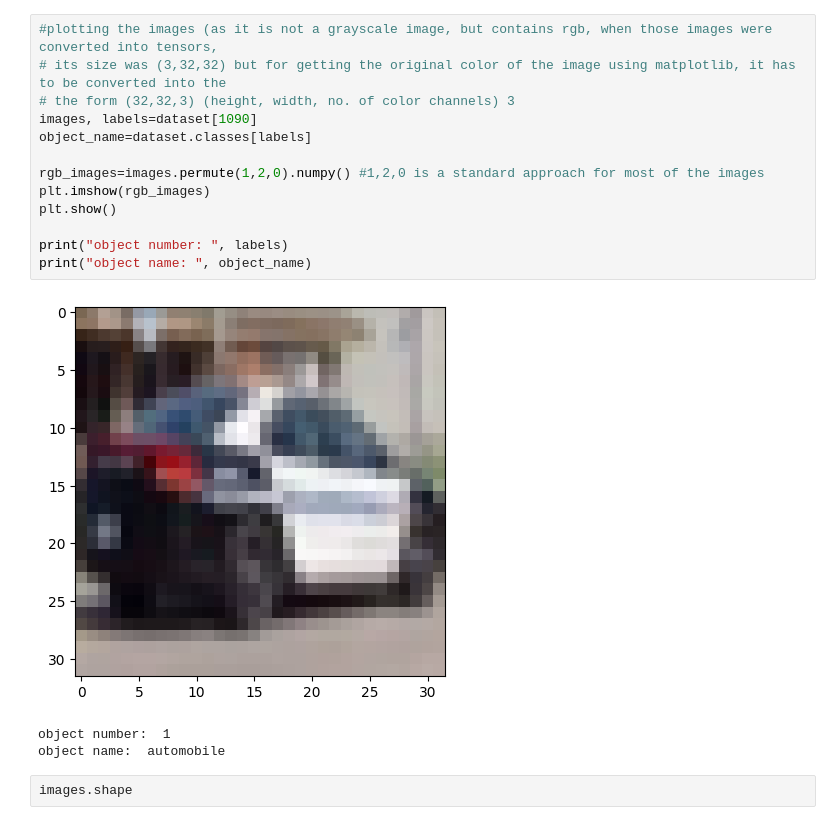
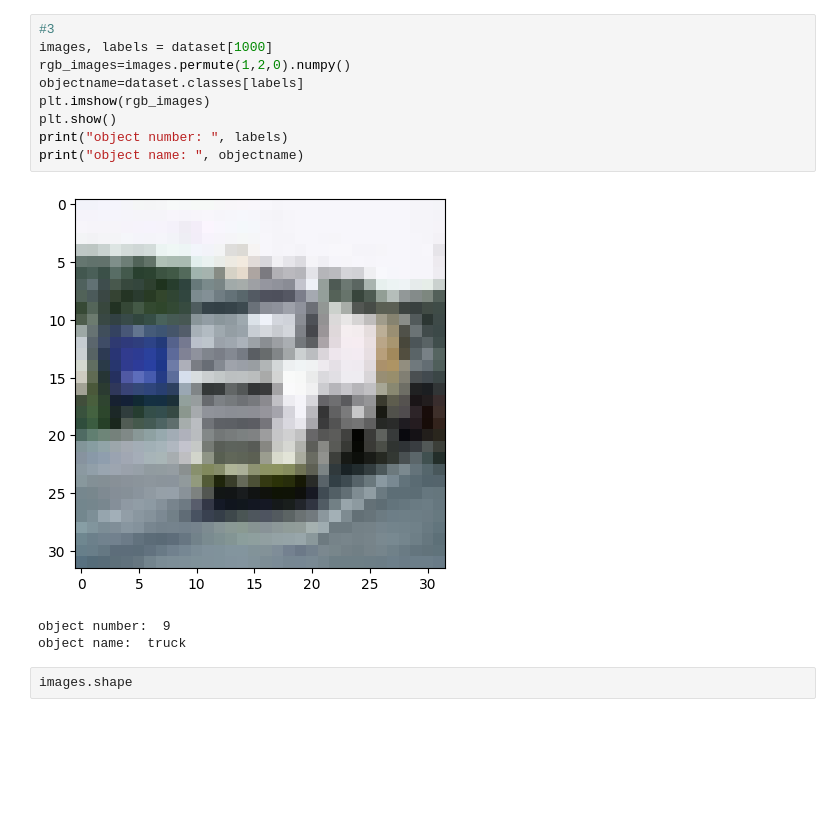
Before and after one commit to JaganFoundr/Linear_Regression, a Jupyter notebook: Image Classification/CNN.ipynb, the cells around one changed output. Saved outputs shown, nothing was run; the diff lists cells and outputs as text; blank space fills up the shorter version.

```diff
--- a/Image Classification/CNN.ipynb
+++ b/Image Classification/CNN.ipynb
@@ -22,20 +21,16 @@ Files already downloaded and verified
-# %%
-#plotting the images (as it is not a grayscale image, but contains rgb, when those images were converted into tensors,
-# its size was (3,32,32) but for getting the original color of the image using matplotlib, it has to be converted into the
-# the form (32,32,3) (height, width, no. of color channels) 3
-images, labels=dataset[1090]
-object_name=dataset.classes[labels]
-
-rgb_images=images.permute(1,2,0).numpy() #1,2,0 is a standard approach for most of the images
-plt.imshow(rgb_images)
-plt.show()
-
-print("object number: ", labels)
-print("object name: ", object_name)
-# %% [output]
-[figure, removed]
-object number:  1
-object name:  automobile
+# %%
+#3
+images, labels = dataset[1000]
+rgb_images=images.permute(1,2,0).numpy()
+objectname=dataset.classes[labels]
+plt.imshow(rgb_images)
+plt.show()
+print("object number: ", labels)
+print("object name: ", objectname)
+# %% [output]
+[figure, added]
+object number:  9
+object name:  truck
 # %%
 images.shape
 # %% [output]
```
Also changed, not shown: parts of 37 cells of this notebook.
